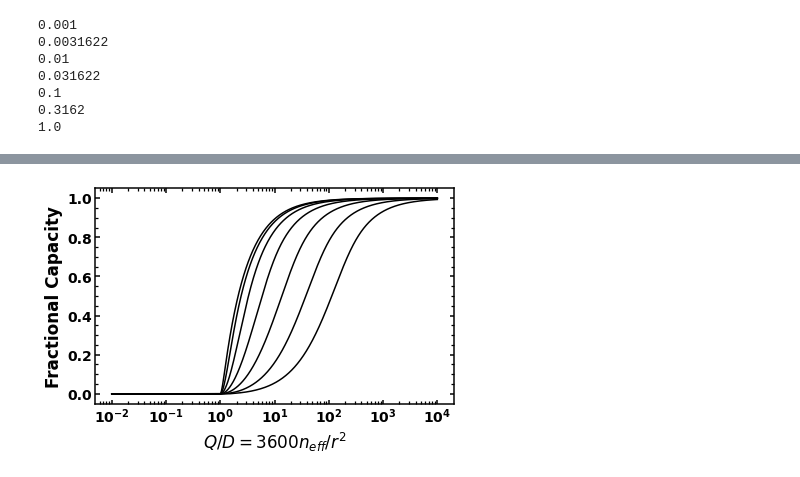
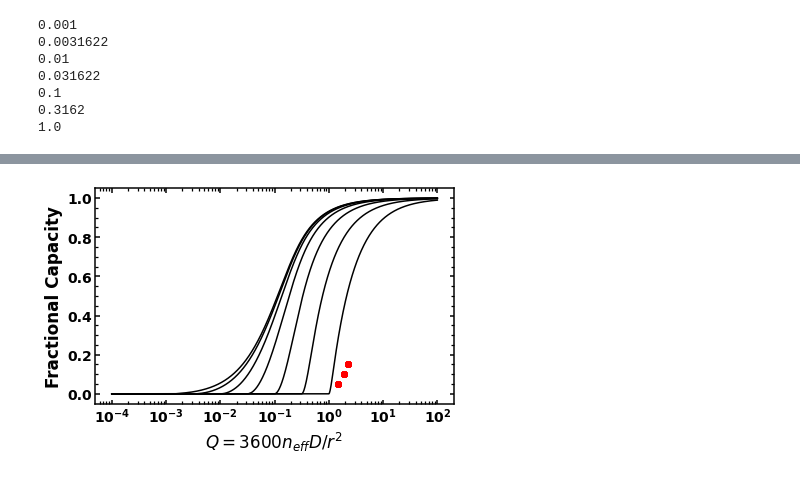
Before and after one commit to mmemcormier/amid, a Jupyter notebook: test_IRfit.ipynb, the cells around one changed output, grey strips where cells are left out. Saved outputs shown, nothing was run; the diff lists cells and outputs as text; code cells hidden in the pictures.

```diff
--- a/test_IRfit.ipynb
+++ b/test_IRfit.ipynb
@@ -27,11 +27,11 @@ Q_thr2 = np.zeros(len(R_Ohm))
 with plt.style.context('grapher'):
     for i in range(len(R_Ohm)):
         print(R_Ohm[i])
-        Q_arr = np.logspace(-2, 4, nQ)
+        Q_arr = np.logspace(-4, 2, nQ)
         tau_sol = np.zeros(nQ)
         tau_guess = 0.5
         for j in range(nQ):
-            Q = Q_arr[j]*R_Ohm[i]
+            Q = Q_arr[j]
             func = lambda tau: tau - 1 + (1/(A*Q))*(1/B - 2*(np.sum(np.exp(-alphas*tau*Q)/alphas))) + R_Ohm[i]/Q if R_Ohm[i]<Q else tau
             tau_sol[j] = fsolve(func, tau_guess, factor=1.)
             if tau_sol[j] < 0:
@@ -48,10 +48,13 @@ with plt.style.context('grapher'):
                 Q_thr2[i] = Q_arr[j]
 
         plt.semilogx(Q_arr, tau_sol, '-k')
+        Qdata = np.multiply([1.5, 1.9, 2.3], 1)
+        taudata = [0.05, 0.1, 0.15]
+        plt.semilogx(Qdata, taudata, 'or')
 
     #plt.semilogx(Q_thr1, tau_thr1)
     #plt.semilogx(Q_thr2, tau_thr2)
-    plt.xlabel(r'$Q/D = 3600 n_{eff} / r^2$')
+    plt.xlabel(r'$Q = 3600 n_{eff} D/ r^2$')
     plt.ylabel('Fractional Capacity')
 # %% [output]
 0.001
@@ -64 +68 @@ with plt.style.context('grapher'):
-[figure, old version]
+[figure, new version]
```
Also changed, not shown: parts of 1 cell of this notebook, 2 other files.
